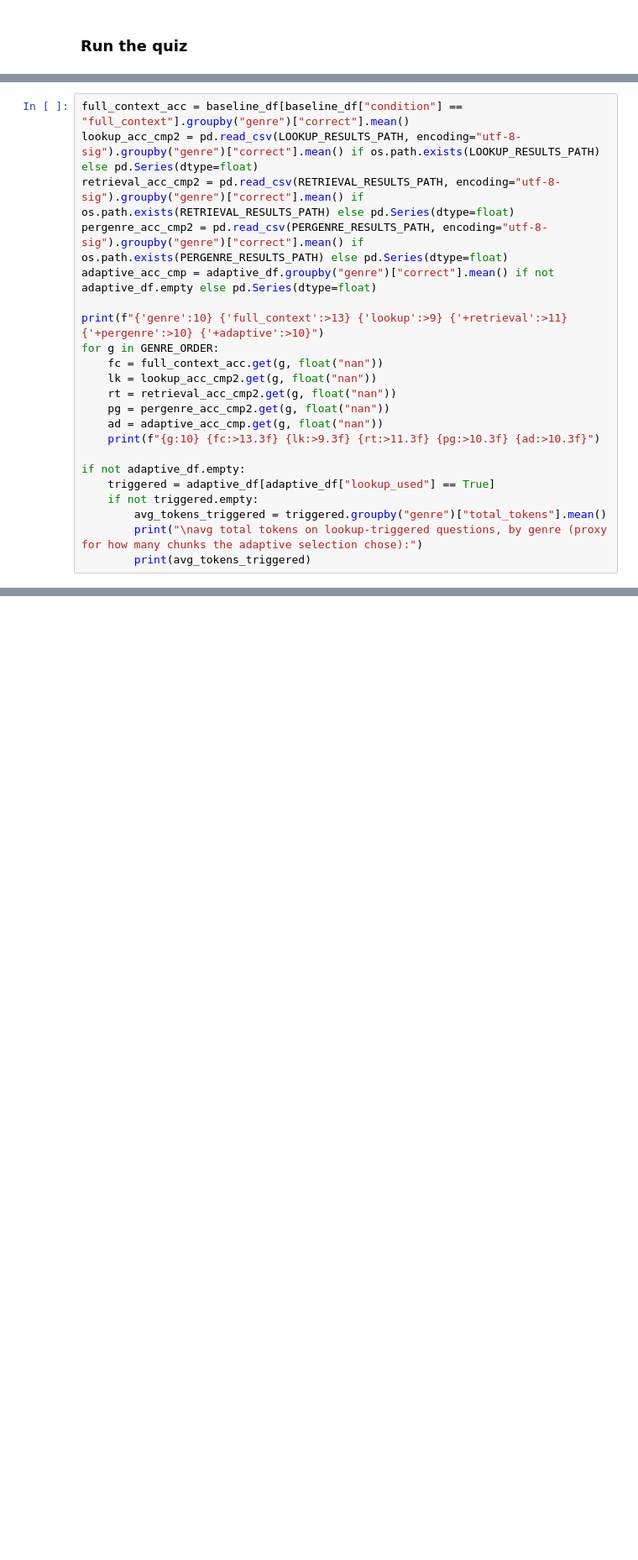
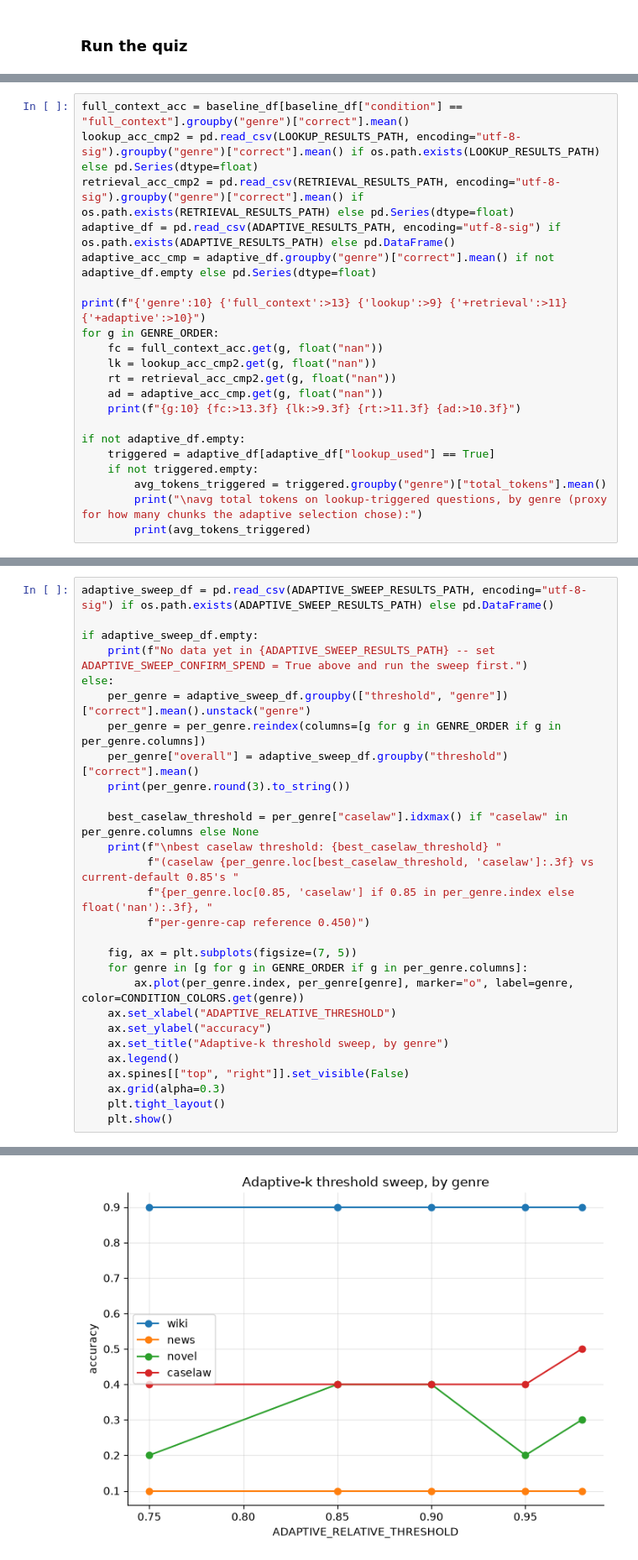
Before and after one commit to lucytheboss/rehearse-then-recall, a Jupyter notebook: notebooks/10_pipeline_6conditions.ipynb, the cells around one changed output, grey strips where cells are left out. Shown at 84% size. Cells and saved outputs as stored; diff of their text form; blank space fills up the shorter version.

Commit message:
Compare stage-2 checkpoints (t5-small vs flan-t5-base), tune adaptive-k, trim notebook narration

```diff
--- a/notebooks/10_pipeline_6conditions.ipynb
+++ b/notebooks/10_pipeline_6conditions.ipynb
@@ -1797,17 +1401,16 @@ being told which genre it's looking at.
 full_context_acc = baseline_df[baseline_df["condition"] == "full_context"].groupby("genre")["correct"].mean()
 lookup_acc_cmp2 = pd.read_csv(LOOKUP_RESULTS_PATH, encoding="utf-8-sig").groupby("genre")["correct"].mean() if os.path.exists(LOOKUP_RESULTS_PATH) else pd.Series(dtype=float)
 retrieval_acc_cmp2 = pd.read_csv(RETRIEVAL_RESULTS_PATH, encoding="utf-8-sig").groupby("genre")["correct"].mean() if os.path.exists(RETRIEVAL_RESULTS_PATH) else pd.Series(dtype=float)
-pergenre_acc_cmp2 = pd.read_csv(PERGENRE_RESULTS_PATH, encoding="utf-8-sig").groupby("genre")["correct"].mean() if os.path.exists(PERGENRE_RESULTS_PATH) else pd.Series(dtype=float)
+adaptive_df = pd.read_csv(ADAPTIVE_RESULTS_PATH, encoding="utf-8-sig") if os.path.exists(ADAPTIVE_RESULTS_PATH) else pd.DataFrame()
 adaptive_acc_cmp = adaptive_df.groupby("genre")["correct"].mean() if not adaptive_df.empty else pd.Series(dtype=float)
 
-print(f"{'genre':10} {'full_context':>13} {'lookup':>9} {'+retrieval':>11} {'+pergenre':>10} {'+adaptive':>10}")
+print(f"{'genre':10} {'full_context':>13} {'lookup':>9} {'+retrieval':>11} {'+adaptive':>10}")
 for g in GENRE_ORDER:
     fc = full_context_acc.get(g, float("nan"))
     lk = lookup_acc_cmp2.get(g, float("nan"))
     rt = retrieval_acc_cmp2.get(g, float("nan"))
-    pg = pergenre_acc_cmp2.get(g, float("nan"))
     ad = adaptive_acc_cmp.get(g, float("nan"))
-    print(f"{g:10} {fc:>13.3f} {lk:>9.3f} {rt:>11.3f} {pg:>10.3f} {ad:>10.3f}")
+    print(f"{g:10} {fc:>13.3f} {lk:>9.3f} {rt:>11.3f} {ad:>10.3f}")
 
 if not adaptive_df.empty:
     triggered = adaptive_df[adaptive_df["lookup_used"] == True]
@@ -1831,0 +1517,29 @@ Name: total_tokens, dtype: float64
+# %%
+adaptive_sweep_df = pd.read_csv(ADAPTIVE_SWEEP_RESULTS_PATH, encoding="utf-8-sig") if os.path.exists(ADAPTIVE_SWEEP_RESULTS_PATH) else pd.DataFrame()
+
+if adaptive_sweep_df.empty:
+    print(f"No data yet in {ADAPTIVE_SWEEP_RESULTS_PATH} -- set ADAPTIVE_SWEEP_CONFIRM_SPEND = True above and run the sweep first.")
+else:
+    per_genre = adaptive_sweep_df.groupby(["threshold", "genre"])["correct"].mean().unstack("genre")
+    per_genre = per_genre.reindex(columns=[g for g in GENRE_ORDER if g in per_genre.columns])
+    per_genre["overall"] = adaptive_sweep_df.groupby("threshold")["correct"].mean()
+    print(per_genre.round(3).to_string())
+
+    best_caselaw_threshold = per_genre["caselaw"].idxmax() if "caselaw" in per_genre.columns else None
+    print(f"\nbest caselaw threshold: {best_caselaw_threshold} "
+          f"(caselaw {per_genre.loc[best_caselaw_threshold, 'caselaw']:.3f} vs current-default 0.85's "
+          f"{per_genre.loc[0.85, 'caselaw'] if 0.85 in per_genre.index else float('nan'):.3f}, "
+          f"per-genre-cap reference 0.450)")
+
+    fig, ax = plt.subplots(figsize=(7, 5))
+    for genre in [g for g in GENRE_ORDER if g in per_genre.columns]:
+        ax.plot(per_genre.index, per_genre[genre], marker="o", label=genre, color=CONDITION_COLORS.get(genre))
+    ax.set_xlabel("ADAPTIVE_RELATIVE_THRESHOLD")
+    ax.set_ylabel("accuracy")
+    ax.set_title("Adaptive-k threshold sweep, by genre")
+    ax.legend()
+    ax.spines[["top", "right"]].set_visible(False)
+    ax.grid(alpha=0.3)
+    plt.tight_layout()
+    plt.show()
+# %% [output]
@@ -1832 +1555,2 @@ Name: total_tokens, dtype: float64
+[figure, added]
 # %% [markdown]
```
Also changed, not shown: parts of 60 cells of this notebook, 15 other files.
